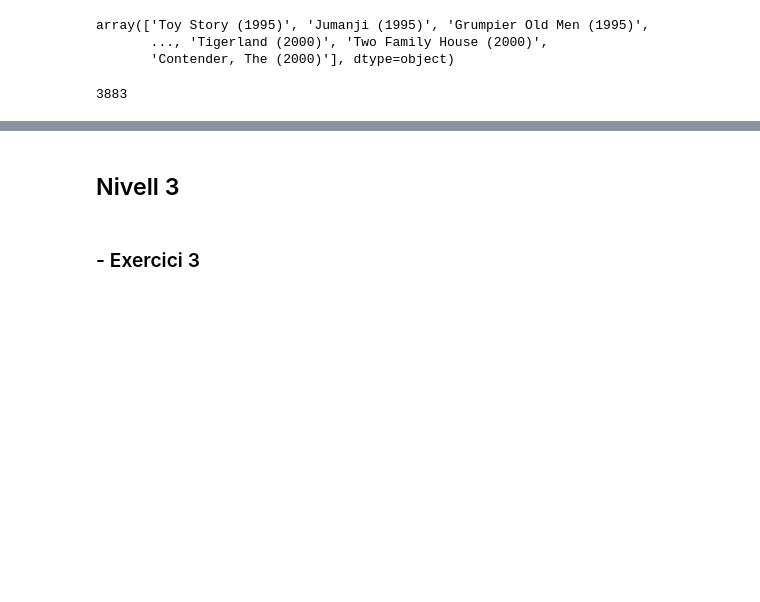
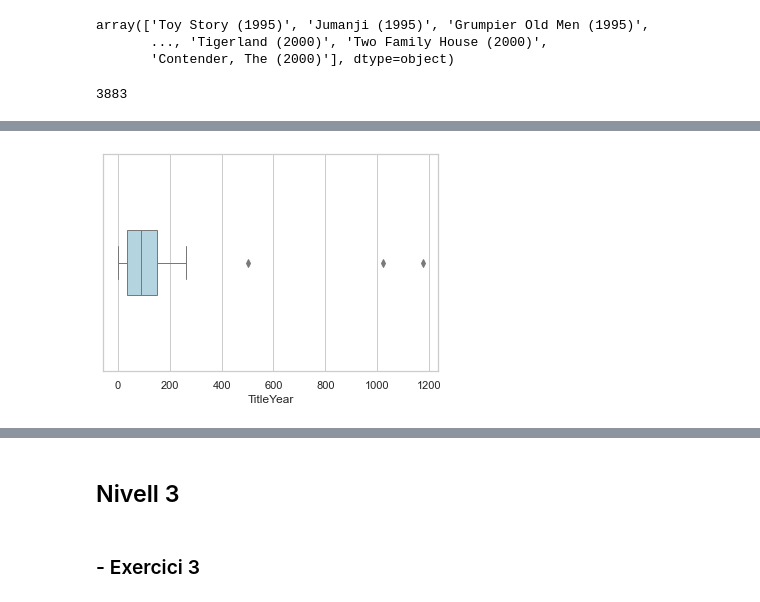
Before and after one commit to kabraxxx/Visualitzacio_grafica_de_Multiples_variables, a Jupyter notebook: S03 T02.ipynb, the cells around one changed output, grey strips where cells are left out. Saved outputs shown, nothing was run; the diff lists cells and outputs as text; code cells hidden in the pictures; blank space fills up the shorter version.

```diff
--- a/S03 T02.ipynb
+++ b/S03 T02.ipynb
@@ -365,0 +429,5 @@ movies.TitleYear.nunique()
+# %%
+sns.set(style="whitegrid")
+ax = sns.boxplot(x = genresByTitleYear['TitleYear'], color='lightblue', fliersize=5, orient='v', linewidth=1, width=0.3)
+# %% [output]
+[figure, added]
```
Also changed, not shown: parts of 18 cells of this notebook.
